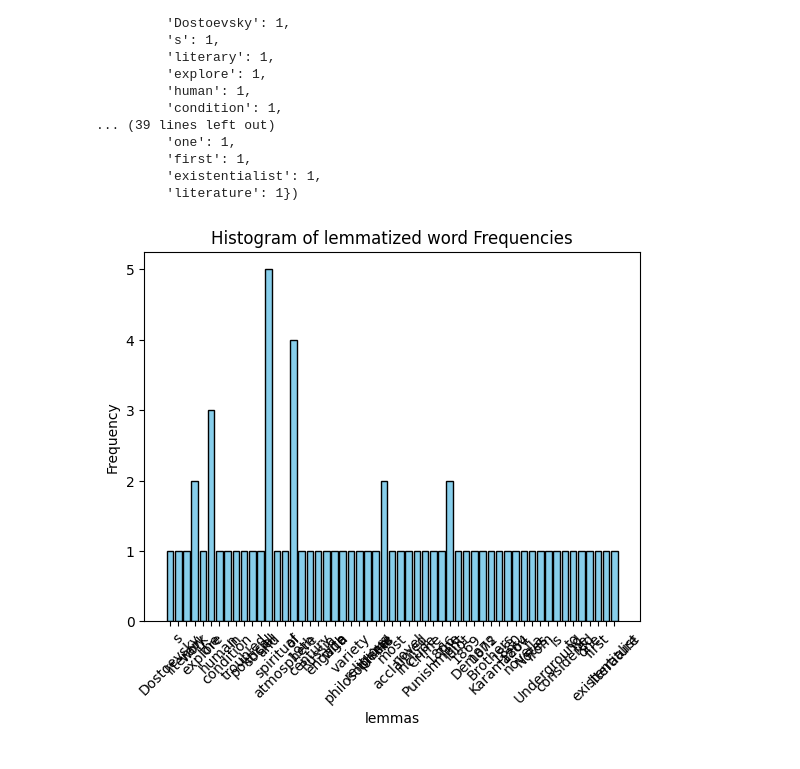
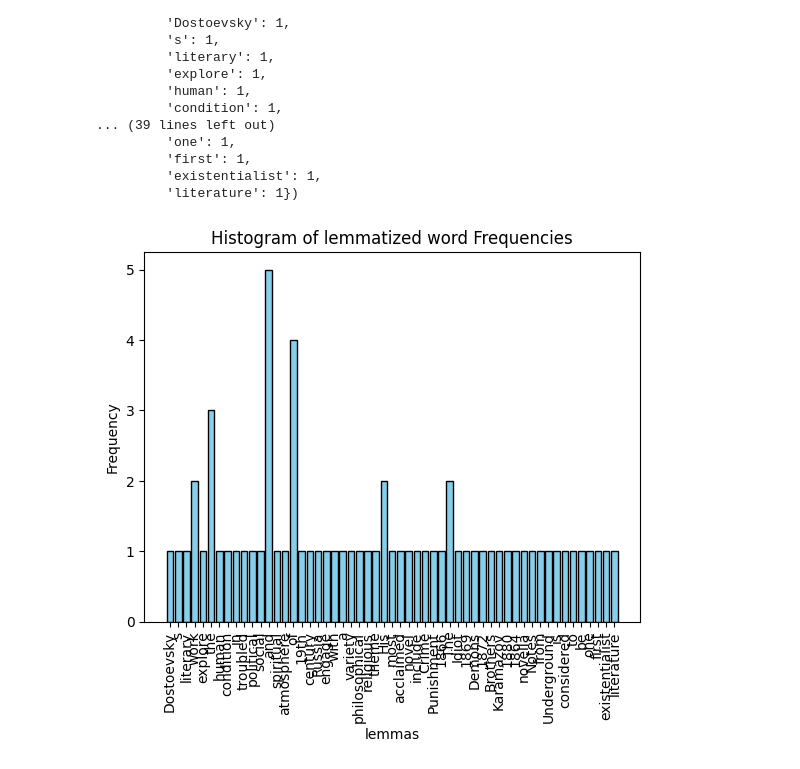
Before and after one commit to PuyaAmini/opt-Math, a Jupyter notebook: Linear Algebra/Vectors/vectors.ipynb, the cells around one changed output. Cells and saved outputs as stored; diff of their text form; code cells hidden in the pictures.

```diff
--- a/Linear Algebra/Vectors/vectors.ipynb
+++ b/Linear Algebra/Vectors/vectors.ipynb
@@ -178,14 +178,14 @@ Counter({'and': 5,
 # %%
 #plot the histogram:
 plt.bar(lemma_counts.keys() , lemma_counts.values() ,
         color = 'skyblue', edgecolor = 'black')
 plt.xlabel('lemmas')
 plt.ylabel('Frequency')
 plt.title('Histogram of lemmatized word Frequencies')
-plt.xticks(rotation = 45)
+plt.xticks(rotation = 90)
 plt.show()
 # %% [output]
-[figure, old version]
+[figure, new version]
 # %%
 #create the word cloud
 
```
Also changed, not shown: parts of 9 cells of this notebook.
